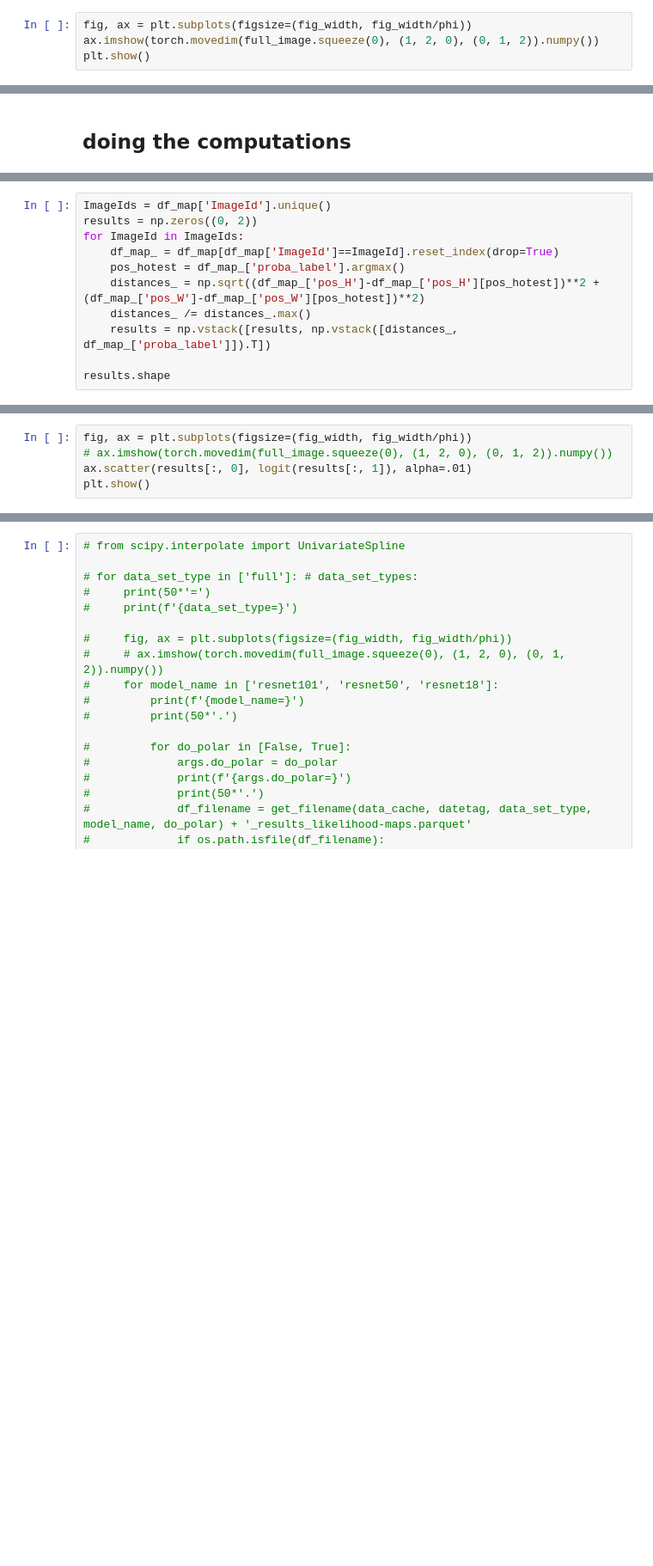
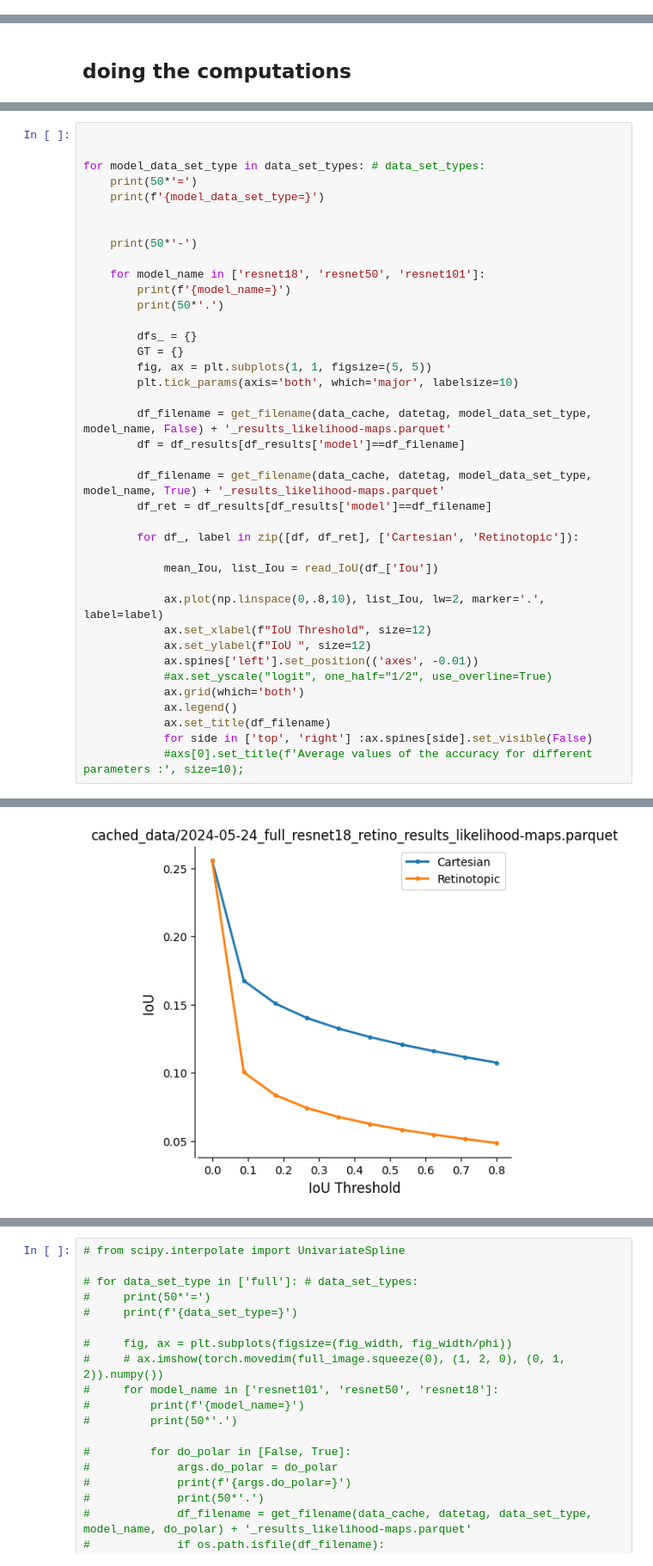
Before and after one commit to bicv/Retinotopy, a Jupyter notebook: 25_stats_of_likelihood_map.ipynb, the cells around one changed output, grey strips where cells are left out. Shown at 86% size. Saved outputs shown, nothing was run; the diff lists cells and outputs as text; blank space fills up the shorter version.

```diff
--- a/25_stats_of_likelihood_map.ipynb
+++ b/25_stats_of_likelihood_map.ipynb
@@ -35,4 +56,0 @@ image_dataset[idx], os.path.basename(image_dataset.samples[idx][0].split('.')[0]
-# %%
-fig, ax = plt.subplots(figsize=(fig_width, fig_width/phi))
-ax.imshow(torch.movedim(full_image.squeeze(0), (1, 2, 0), (0, 1, 2)).numpy())
-plt.show()
@@ -152,11 +139,0 @@ df_map_['proba_label'].max(), df_map_['proba_label'].argmax()
-# %%
-ImageIds = df_map['ImageId'].unique()
-results = np.zeros((0, 2))
-for ImageId in ImageIds:
-    df_map_ = df_map[df_map['ImageId']==ImageId].reset_index(drop=True)
-    pos_hotest = df_map_['proba_label'].argmax()
-    distances_ = np.sqrt((df_map_['pos_H']-df_map_['pos_H'][pos_hotest])**2 + (df_map_['pos_W']-df_map_['pos_W'][pos_hotest])**2)
-    distances_ /= distances_.max()
-    results = np.vstack([results, np.vstack([distances_, df_map_['proba_label']]).T])
-
-results.shape
@@ -166,5 +139,0 @@ def logit(p):
-# %%
-fig, ax = plt.subplots(figsize=(fig_width, fig_width/phi))
-# ax.imshow(torch.movedim(full_image.squeeze(0), (1, 2, 0), (0, 1, 2)).numpy())
-ax.scatter(results[:, 0], logit(results[:, 1]), alpha=.01)
-plt.show()
@@ -202,0 +289,40 @@ for data_set_type in ['full']: # data_set_types:
+# %%
+
+
+for model_data_set_type in data_set_types: # data_set_types:
+    print(50*'=')
+    print(f'{model_data_set_type=}')
+
+
+    print(50*'-')
+
+    for model_name in ['resnet18', 'resnet50', 'resnet101']:
+        print(f'{model_name=}')
+        print(50*'.')
+
+        dfs_ = {}
+        GT = {}
+        fig, ax = plt.subplots(1, 1, figsize=(5, 5))
+        plt.tick_params(axis='both', which='major', labelsize=10)
+
+        df_filename = get_filename(data_cache, datetag, model_data_set_type, model_name, False) + '_results_likelihood-maps.parquet'
+        df = df_results[df_results['model']==df_filename]
+
+        df_filename = get_filename(data_cache, datetag, model_data_set_type, model_name, True) + '_results_likelihood-maps.parquet'
+        df_ret = df_results[df_results['model']==df_filename]
+
+        for df_, label in zip([df, df_ret], ['Cartesian', 'Retinotopic']):
+
+            mean_Iou, list_Iou = read_IoU(df_['Iou'])
+
+            ax.plot(np.linspace(0,.8,10), list_Iou, lw=2, marker='.', label=label)
+            ax.set_xlabel(f"IoU Threshold", size=12)
+            ax.set_ylabel(f"IoU ", size=12)
+            ax.spines['left'].set_position(('axes', -0.01))
+            #ax.set_yscale("logit", one_half="1/2", use_overline=True)
+            ax.grid(which='both')
+            ax.legend()
+            ax.set_title(df_filename)
+            for side in ['top', 'right'] :ax.spines[side].set_visible(False)
+            #axs[0].set_title(f'Average values of the accuracy for different parameters :', size=10);
+# %% [output]
@@ -202,0 +346 @@ for data_set_type in ['full']: # data_set_types:
+[figure, added]
```
Also changed, not shown: parts of 59 cells of this notebook, 4 other files.
